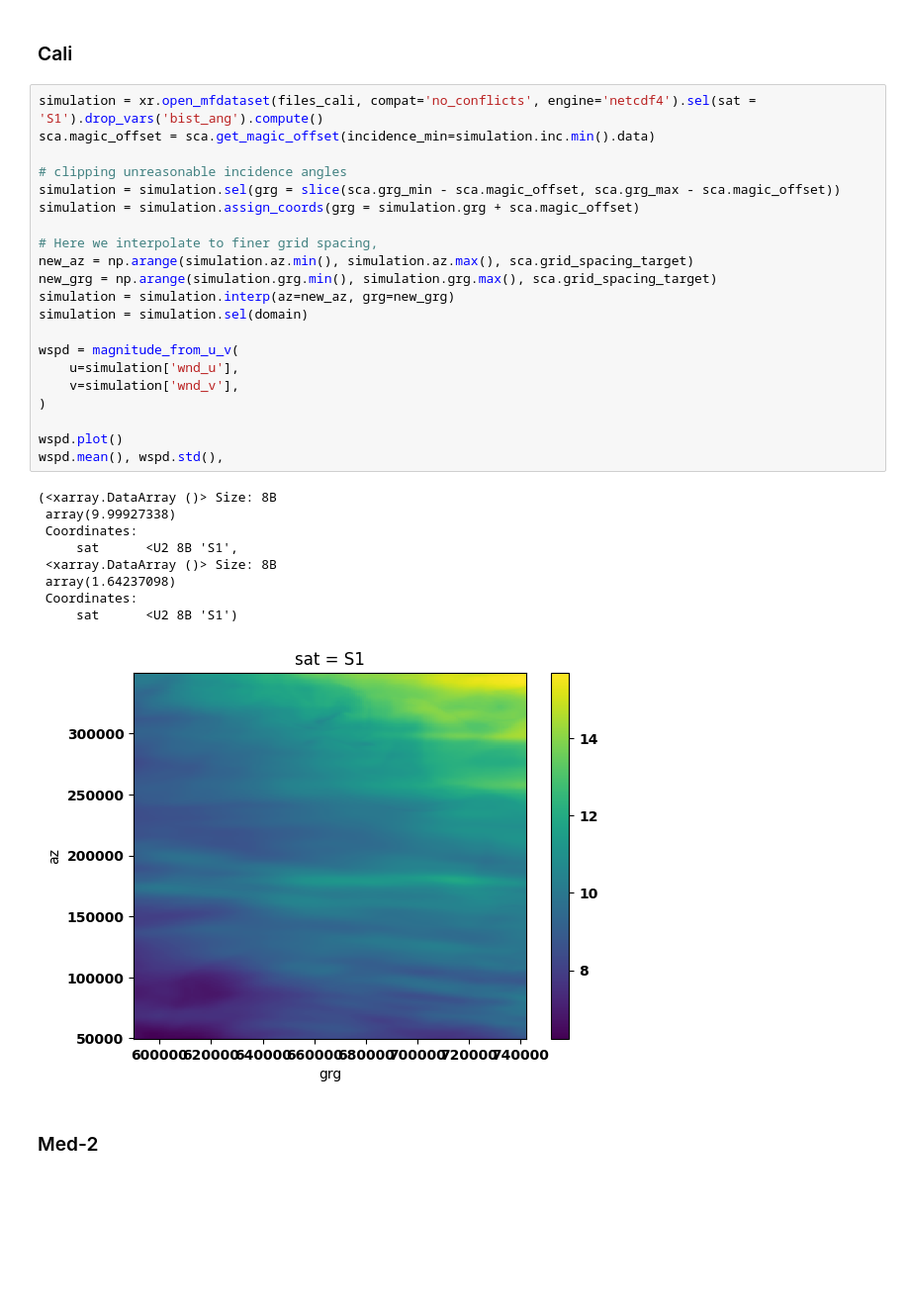
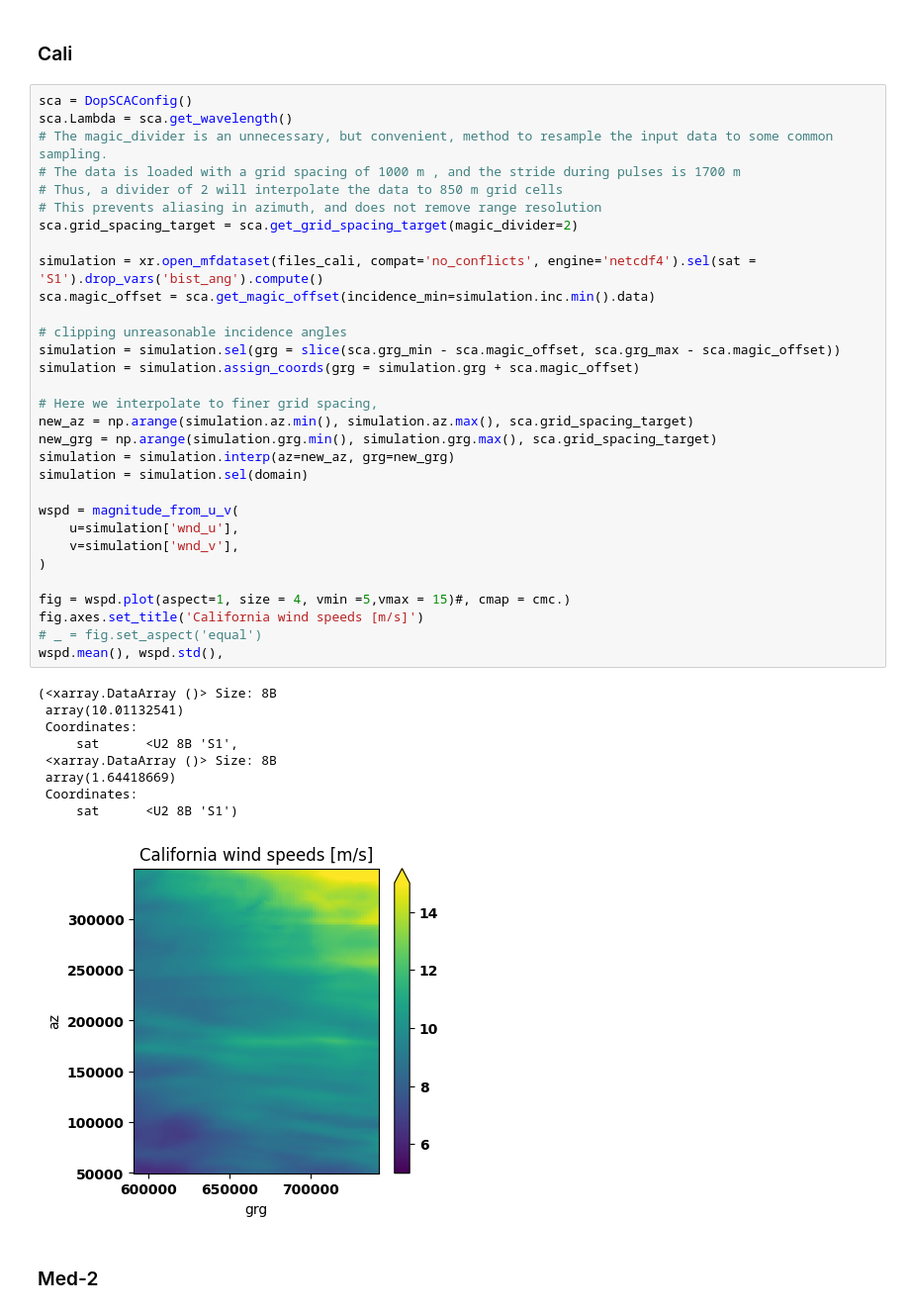
Before and after one commit to owenodriscoll/SCA-module, a Jupyter notebook: notebooks/SCA_uncertainty___monte_carlo_MED.ipynb, the cells around one changed output. Shown at 99% size. Cells and saved outputs as stored; diff of their text form; blank space fills up the shorter version.

```diff
--- a/notebooks/SCA_uncertainty___monte_carlo_MED.ipynb
+++ b/notebooks/SCA_uncertainty___monte_carlo_MED.ipynb
@@ -579,36 +539,46 @@ pd.DataFrame(data, columns=columns).describe()
 # %% [markdown]
 ### Cali
 # %%
+sca = DopSCAConfig()
+sca.Lambda = sca.get_wavelength()
+# The magic_divider is an unnecessary, but convenient, method to resample the input data to some common sampling.
+# The data is loaded with a grid spacing of 1000 m , and the stride during pulses is 1700 m
+# Thus, a divider of 2 will interpolate the data to 850 m grid cells
+# This prevents aliasing in azimuth, and does not remove range resolution
+sca.grid_spacing_target = sca.get_grid_spacing_target(magic_divider=2)
+
 simulation = xr.open_mfdataset(files_cali, compat='no_conflicts', engine='netcdf4').sel(sat = 'S1').drop_vars('bist_ang').compute()
 sca.magic_offset = sca.get_magic_offset(incidence_min=simulation.inc.min().data)
 
 # clipping unreasonable incidence angles
 simulation = simulation.sel(grg = slice(sca.grg_min - sca.magic_offset, sca.grg_max - sca.magic_offset))
 simulation = simulation.assign_coords(grg = simulation.grg + sca.magic_offset)
 
 # Here we interpolate to finer grid spacing,
 new_az = np.arange(simulation.az.min(), simulation.az.max(), sca.grid_spacing_target)
 new_grg = np.arange(simulation.grg.min(), simulation.grg.max(), sca.grid_spacing_target)
 simulation = simulation.interp(az=new_az, grg=new_grg)
 simulation = simulation.sel(domain)
 
 wspd = magnitude_from_u_v(
     u=simulation['wnd_u'],
     v=simulation['wnd_v'],
 )
 
-wspd.plot()
+fig = wspd.plot(aspect=1, size = 4, vmin =5,vmax = 15)#, cmap = cmc.)
+fig.axes.set_title('California wind speeds [m/s]')
+# _ = fig.set_aspect('equal')
 wspd.mean(), wspd.std(),
 # %% [output]
 (<xarray.DataArray ()> Size: 8B
- array(9.99927338)
+ array(10.01132541)
  Coordinates:
      sat      <U2 8B 'S1',
  <xarray.DataArray ()> Size: 8B
- array(1.64237098)
+ array(1.64418669)
  Coordinates:
      sat      <U2 8B 'S1')
-[figure, old version]
+[figure, new version]
 # %% [markdown]
 ### Med-2
 # %%
```
Also changed, not shown: parts of 9 cells of this notebook, 2 other files.
